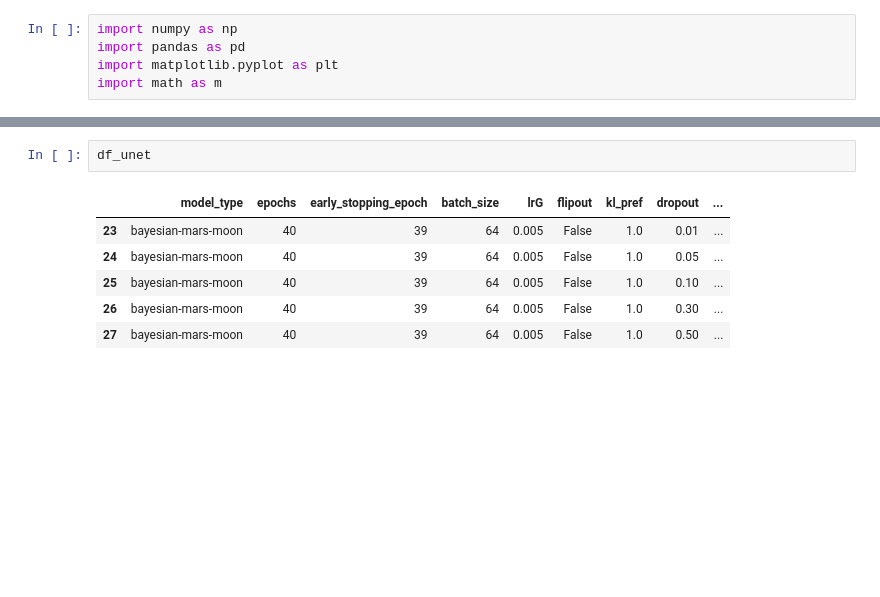
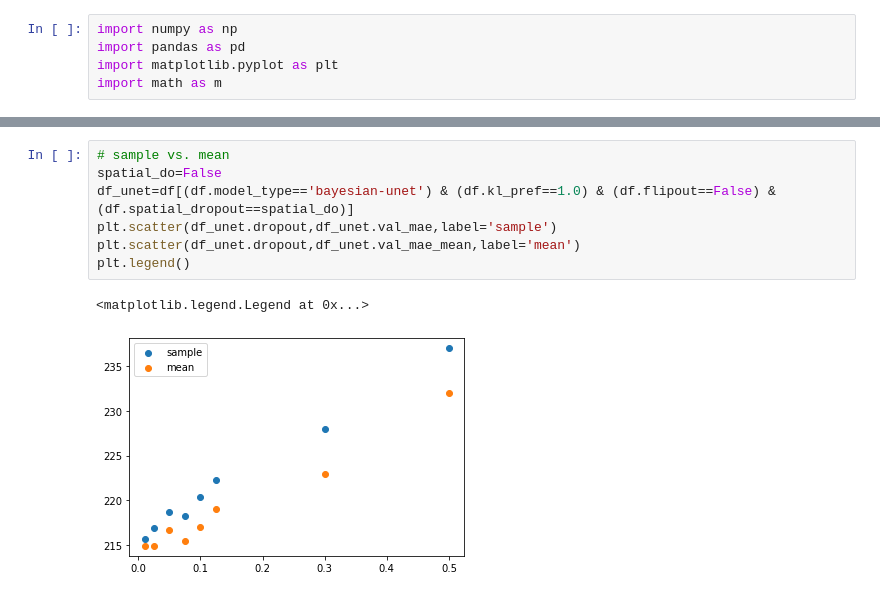
Before and after one commit to mueller-mp/airfoils_bnn, a Jupyter notebook: code/Auswertung.ipynb, the cells around one changed output, grey strips where cells are left out. Drawn from its saved outputs; the diff is of its cells as text; blank space fills up the shorter version.

```diff
--- a/code/Auswertung.ipynb
+++ b/code/Auswertung.ipynb
@@ -42,9 +45,10 @@ plt.savefig(path+'spatial_comparison.png',bbox_inches='tight')
-# %%
-df_unet
-# %% [output]
-|  | model_type | epochs | early_stopping_epoch | batch_size | lrG | flipout | kl_pref | dropout | ... |
-| 23 | bayesian-mars-moon | 40 | 39 | 64 | 0.005 | False | 1.0 | 0.01 | ... |
-| 24 | bayesian-mars-moon | 40 | 39 | 64 | 0.005 | False | 1.0 | 0.05 | ... |
-| 25 | bayesian-mars-moon | 40 | 39 | 64 | 0.005 | False | 1.0 | 0.10 | ... |
-| 26 | bayesian-mars-moon | 40 | 39 | 64 | 0.005 | False | 1.0 | 0.30 | ... |
-| 27 | bayesian-mars-moon | 40 | 39 | 64 | 0.005 | False | 1.0 | 0.50 | ... |
+# %%
+# sample vs. mean
+spatial_do=False
+df_unet=df[(df.model_type=='bayesian-unet') & (df.kl_pref==1.0) & (df.flipout==False) & (df.spatial_dropout==spatial_do)]
+plt.scatter(df_unet.dropout,df_unet.val_mae,label='sample')
+plt.scatter(df_unet.dropout,df_unet.val_mae_mean,label='mean')
+plt.legend()
+# %% [output]
+<matplotlib.legend.Legend at 0x...>
+[figure, added]
```
Also changed, not shown: parts of 18 cells of this notebook, 2 other files.
